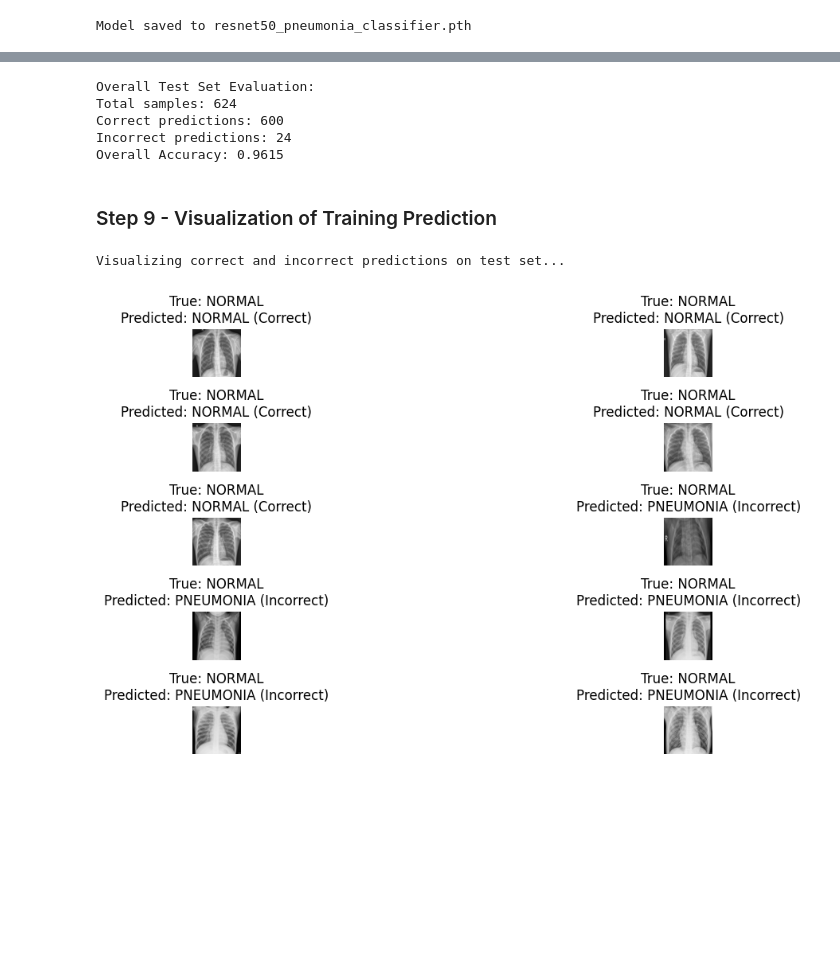
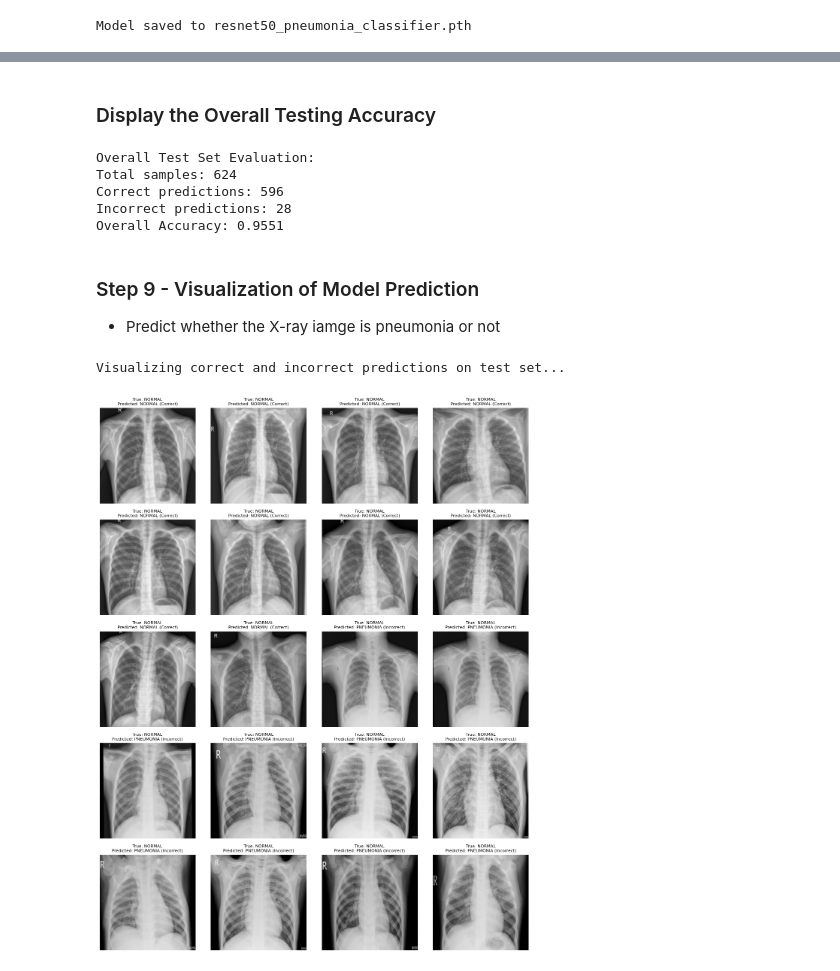
Before and after one commit to SeedCats/Simple_Pneumonia_Detection, a Jupyter notebook: Model_Training.ipynb, the cells around one changed output, grey strips where cells are left out. Saved outputs shown, nothing was run; the diff lists cells and outputs as text; code cells hidden in the pictures; blank space fills up the shorter version.

Commit message:
Re-Train and update the model

```diff
--- a/Model_Training.ipynb
+++ b/Model_Training.ipynb
@@ -289,6 +292,6 @@ def train_model(model, criterion, optimizer, scheduler, num_epochs):
 ### Step 6 - Training the Model
 # %%
 # Train the model
-num_epochs = 10 # Increase this for better performance
+num_epochs = 15 # Increase this for better performance
 model_ft, history = train_model(model_ft, criterion, optimizer_ft, exp_lr_scheduler, num_epochs=num_epochs)
 # %% [output]
@@ -495,3 +505,5 @@ weighted avg       0.96      0.96      0.96       624
+# %% [markdown]
+### Display the Overall Testing Accuracy
 # %%
 # Calculate and display overall accuracy and counts
 def calculate_accuracy_and_counts(model, dataloader):
@@ -524,17 +536,24 @@ calculate_accuracy_and_counts(model_ft, dataloaders['test'])
 # %% [output]
 Overall Test Set Evaluation:
 Total samples: 624
-Correct predictions: 600
-Incorrect predictions: 24
-Overall Accuracy: 0.9615
+Correct predictions: 596
+Incorrect predictions: 28
+Overall Accuracy: 0.9551
 # %% [markdown]
-### Step 9 -  Visualization of Training Prediction
+### Step 9 -  Visualization of Model Prediction
+
+- Predict whether the X-ray iamge is pneumonia or not
 # %%
 def visualize_predictions(model, dataloader, class_names, num_correct=3, num_incorrect=3):
     model.eval()
     correct_images_so_far = 0
     incorrect_images_so_far = 0
-    plt.figure(figsize=(12, 12)) # Increase figure size for more images
+
+    num_cols = 4 # Number of columns for displaying images
+    num_total_images_to_display = num_correct + num_incorrect
+    num_rows = (num_total_images_to_display + num_cols - 1) // num_cols # Ceiling division
+
+    plt.figure(figsize=(num_cols * 3, num_rows * 3)) # Adjust figure size dynamically
 
     print("\nVisualizing correct and incorrect predictions on test set...")
     with torch.no_grad():
@@ -546,45 +565,47 @@ def visualize_predictions(model, dataloader, class_names, num_correct=3, num_inc
             _, preds = torch.max(outputs, 1)
 
             for j in range(inputs.size()[0]):
+                current_image_idx = correct_images_so_far + incorrect_images_so_far
+
                 if preds[j] == labels[j] and correct_images_so_far < num_correct:
                     correct_images_so_far += 1
-                    ax = plt.subplot(num_correct + num_incorrect, 2, correct_images_so_far + incorrect_images_so_far) # Adjusted subplot indexing
+                    ax = plt.subplot(num_rows, num_cols, current_image_idx + 1)
                     ax.axis('off')
-                    ax.set_title(f'True: {class_names[labels[j]]}\nPredicted: {class_names[preds[j]]} (Correct)')
+                    ax.set_title(f'True: {class_names[labels[j]]}\nPredicted: {class_names[preds[j]]} (Correct)', fontsize=8) # Reduce font size
 
                     # Unnormalize and display the image
                     img = inputs.cpu().data[j]
                     mean = np.array([0.485, 0.456, 0.406])
                     std = np.array([0.229, 0.224, 0.225])
                     img = std[:, None, None] * img.numpy() + mean[:, None, None]
                     img = np.clip(img, 0, 1)
                     plt.imshow(np.transpose(img, (1, 2, 0)))
 
                 elif preds[j] != labels[j] and incorrect_images_so_far < num_incorrect:
                     incorrect_images_so_far += 1
-                    ax = plt.subplot(num_correct + num_incorrect, 2, correct_images_so_far + incorrect_images_so_far) # Adjusted subplot indexing
+                    ax = plt.subplot(num_rows, num_cols, current_image_idx + 1)
                     ax.axis('off')
-                    ax.set_title(f'True: {class_names[labels[j]]}\nPredicted: {class_names[preds[j]]} (Incorrect)')
+                    ax.set_title(f'True: {class_names[labels[j]]}\nPredicted: {class_names[preds[j]]} (Incorrect)', fontsize=8) # Reduce font size
 
                     # Unnormalize and display the image
                     img = inputs.cpu().data[j]
                     mean = np.array([0.485, 0.456, 0.406])
                     std = np.array([0.229, 0.224, 0.225])
                     img = std[:, None, None] * img.numpy() + mean[:, None, None]
                     img = np.clip(img, 0, 1)
                     plt.imshow(np.transpose(img, (1, 2, 0)))
 
                 if correct_images_so_far == num_correct and incorrect_images_so_far == num_incorrect:
                     break
 
             if correct_images_so_far == num_correct and incorrect_images_so_far == num_incorrect:
                 break
 
         plt.tight_layout()
         plt.show()
 
 # Visualize some correct and incorrect predictions from the test set
-visualize_predictions(model_ft, dataloaders['test'], class_names, num_correct=10, num_incorrect=10) # Visualize 5 correct and 5 incorrect examples
+visualize_predictions(model_ft, dataloaders['test'], class_names, num_correct=10, num_incorrect=10) # Visualize number of examples
 # %% [output]
 Visualizing correct and incorrect predictions on test set...
-[figure, old version]
+[figure, new version]
```
Also changed, not shown: parts of 10 cells of this notebook, 3 other files.
